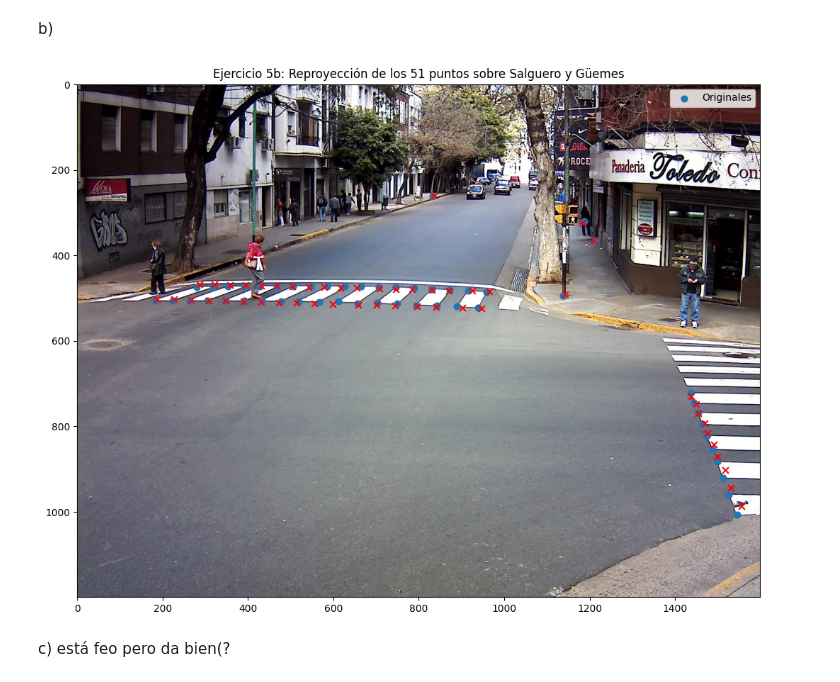
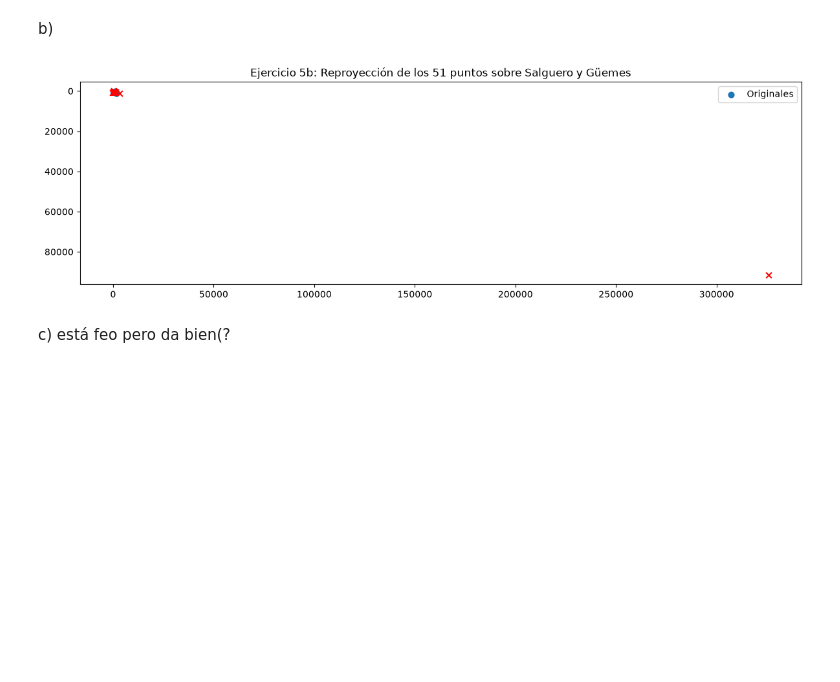
Before and after one commit to llechegaray/tp-alc, a Jupyter notebook: template-alumnos-20261020/ej2_3_5.ipynb, the cells around one changed output. Saved outputs shown, nothing was run; the diff lists cells and outputs as text; code cells hidden in the pictures; blank space fills up the shorter version.

Commit message:
Cambie el 5 en la notebook, añadi las 10 imagenes faltantes y borre cosas del 5 de alc.py

```diff
--- a/template-alumnos-20261020/ej2_3_5.ipynb
+++ b/template-alumnos-20261020/ej2_3_5.ipynb
@@ -210,40 +212,46 @@ obj_norm, T_mundo = normalizar2D(objPts_calle)
 img_norm, T_img = normalizar2D(imgPts_calle)
 
 Q_b = alc.obtenerQ2d(img_norm, obj_norm)
 
 _,_, V_b = alc.svd_reducida(Q_b, k=9, tol=-1)
 h_b_norm = V_b[:, -1]
 H_b_norm = h_b_norm.reshape((3, 3))
 
 # Desnormalizamos H_b = T_img^(-1) * H_norm * T_mundo
 H_b = alc.prodMat(alc.prodMat(alc.inversa(T_img), H_b_norm), T_mundo)
 H_b = H_b / H_b[2, 2]
 
 R_b, t_b = alc.obtenerPose2D(H_b, K)
 
-objPts_b_T = alc.traspuesta(objPts_calle)
-unos = np.ones((1, objPts_calle.shape[0]))
+# Tomamos los 51 puntos en 3D (X, Y, Z) como matriz de (3, 51)
+# Esto incluye tanto los de la calle (Z = 0) como los del cordón (Z = 0.1)
+pts3D_todos = datos_b[1:4, :]
 
-Proy_mundo_homografia = np.vstack((objPts_b_T, unos))
+t_b_col = t_b.reshape((3, 1))
 
-Proy_homografia = alc.prodMat(H_b, Proy_mundo_homografia)
+# Ecuación (1) Pasamos del mundo real a coordenadas de la cámara
+pts_camara = alc.prodMat(R_b, pts3D_todos) + t_b_col
 
-u_ReProy = Proy_homografia[0, :] / Proy_homografia[2, :]
-v_ReProy = Proy_homografia[1, :] / Proy_homografia[2, :]
+# Ecuación (2) Pasamos de coordenadas de la cámara al plano imagen con K
+Proy_pinhole = alc.prodMat(K, pts_camara)
+
+# Dividimos por la tercera coordenada (lambda) para obtener los píxeles (u, v)
+u_ReProy = Proy_pinhole[0, :] / Proy_pinhole[2, :]
+v_ReProy = Proy_pinhole[1, :] / Proy_pinhole[2, :]
 
 
 #Graficamos
 img = plt.imread('salguero/img_10_18_47_351.jpg')
 plt.figure(figsize=(12, 8))
 plt.imshow(img)
 plt.scatter(imgPts_b[:, 0], imgPts_b[:, 1], s=40, label='Originales')
 plt.scatter(u_ReProy, v_ReProy, marker='x', color='red', s=40)
 plt.legend()
 plt.title('Ejercicio 5b: Reproyección de los 51 puntos sobre Salguero y Güemes')
 plt.tight_layout()
 plt.show()
 # %% [output]
-[figure, old version]
+[figure, new version]
 # %% [markdown]
 c) está feo pero da bien(?
 # %%
```
Also changed, not shown: parts of 1 cell of this notebook, 13 other files.
